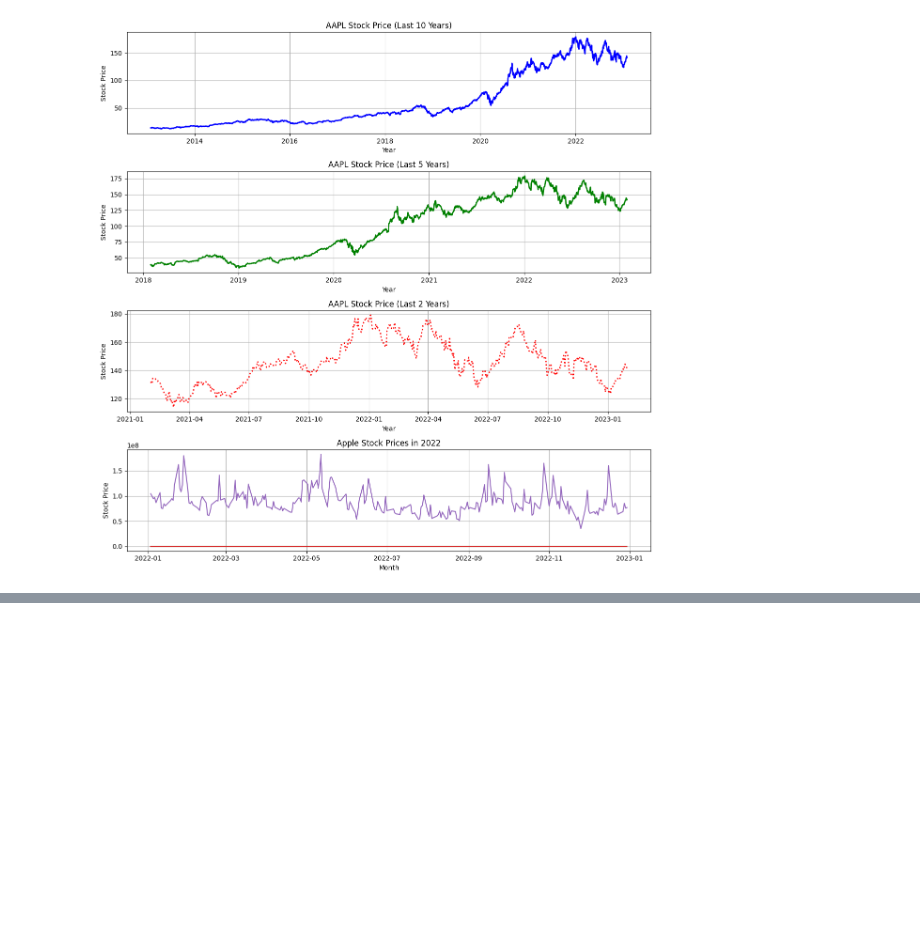
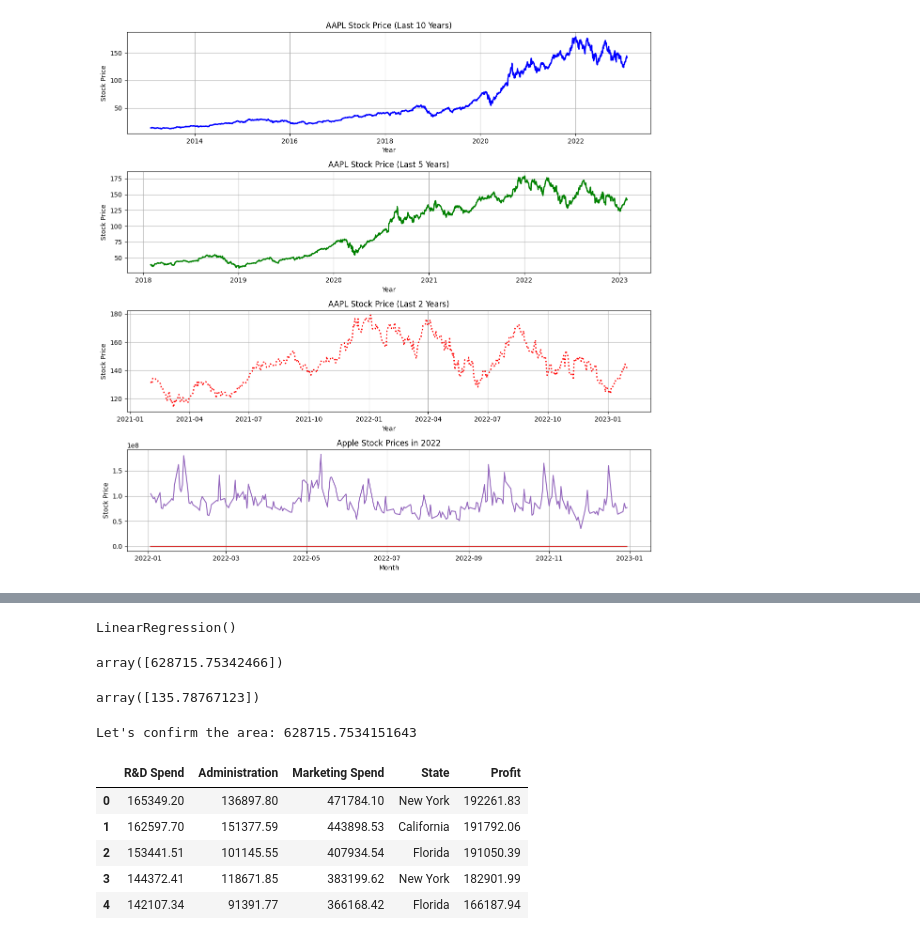
Before and after one commit to samwanyua/Python-Machine-Learning-Tutorial, a Jupyter notebook: Python_for_data_science/notebook.ipynb, the cells around one changed output, grey strips where cells are left out. Drawn from its saved outputs; the diff is of its cells as text; code cells hidden in the pictures; blank space fills up the shorter version.

```diff
--- a/Python_for_data_science/notebook.ipynb
+++ b/Python_for_data_science/notebook.ipynb
@@ -661,0 +721,32 @@ Latest date is: 2023-01-30 00:00:00
+# %%
+# create linear regression model object
+reg = LinearRegression()
+reg.fit(df[['Area']], df['Price'])
+# %% [output]
+LinearRegression()
+# %%
+# make a prediction
+reg.predict([[3300]])
+# %% [output]
+array([628715.75342466])
+# %%
+reg.coef_ # slope
+# %% [output]
+array([135.78767123])
+# %%
+# y = mx + b where m is the slope and b is the intercept
+print(f"Let's confirm the area: {135.78767123 * 3300 + 180616.43835616432}")
+# %% [output]
+Let's confirm the area: 628715.7534151643
+# %%
+# Multiple linear regression
+# y = m1x1 + m2x2 + m3x3 + b
+df = pd.read_csv('Data/50_Startups.csv')
+df.head()
+# %% [output]
+|  | R&D Spend | Administration | Marketing Spend | State | Profit |
+| 0 | 165349.20 | 136897.80 | 471784.10 | New York | 192261.83 |
+| 1 | 162597.70 | 151377.59 | 443898.53 | California | 191792.06 |
+| 2 | 153441.51 | 101145.55 | 407934.54 | Florida | 191050.39 |
+| 3 | 144372.41 | 118671.85 | 383199.62 | New York | 182901.99 |
+| 4 | 142107.34 | 91391.77 | 366168.42 | Florida | 166187.94 |
```
Also changed, not shown: parts of 9 cells of this notebook, 8 other files.
